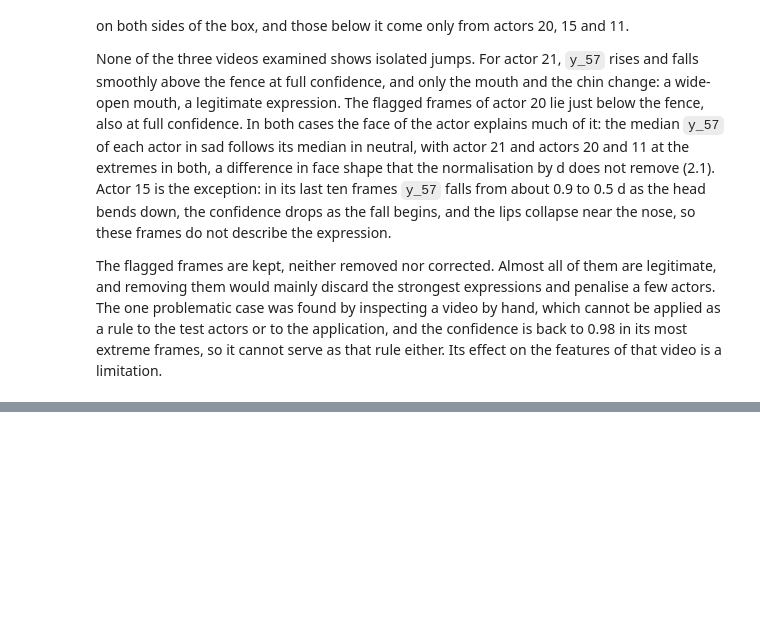
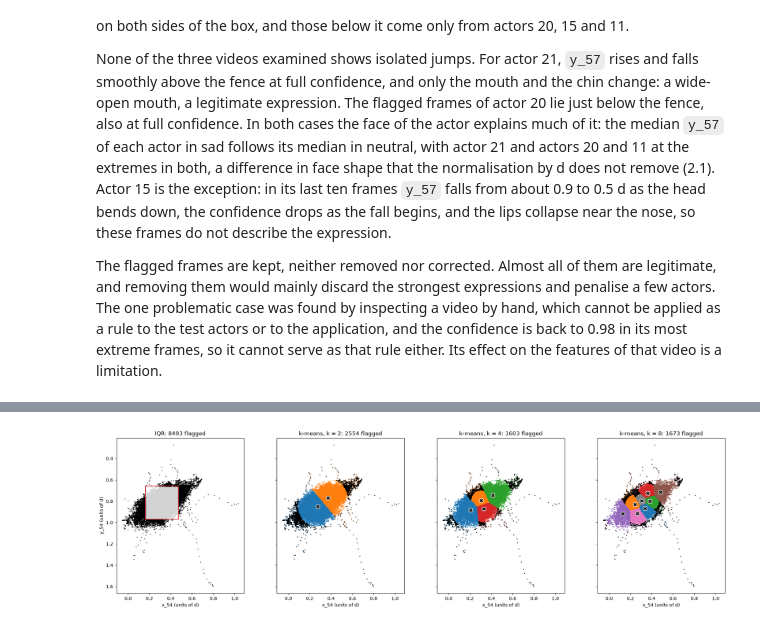
Before and after one commit to migasantunes/Emotion_Recognition, a Jupyter notebook: notebooks/02_quality.ipynb, the cells around one changed output, grey strips where cells are left out. Saved outputs shown, nothing was run; the diff lists cells and outputs as text; code cells hidden in the pictures; blank space fills up the shorter version.

```diff
--- a/notebooks/02_quality.ipynb
+++ b/notebooks/02_quality.ipynb
@@ -477,0 +481,18 @@ The flagged frames are kept, neither removed nor corrected. Almost all of them a
+# %%
+X54 = df_d[["x_54", "y_54"]]  # all development frames, the 8 emotions together
+
+# 2.2's IQR on the same frames, pooled (not per emotion): flagged if outside in x_54 or y_54
+iqr_54 = outl.iqr_flags(X54).any(axis=1)
+
+flags = {"IQR (x_54 or y_54)": iqr_54}
+labels = {}  # cluster of each frame, for the plots
+for k in (2, 4, 8):
+    flags[f"k = {k}"], labels[k] = outl.kmeans_flags(X54, k, cfg.SEED)
+
+# each column: one value per method, going through the dict (name = method, f = its True/False flags)
+comparison = pd.DataFrame({
+    "flagged": {name: f.sum() for name, f in flags.items()},
+    "%": {name: 100 * f.mean() for name, f in flags.items()},
+    "also IQR": {name: (f & iqr_54).sum() for name, f in flags.items()},  # flagged by both
+})
+comparison.round(2)
@@ -477,0 +508,32 @@ The flagged frames are kept, neither removed nor corrected. Almost all of them a
+# %%
+q1, q3 = np.percentile(X54, [25, 75], axis=0)  # one Q1 and one Q3 per column: x_54, y_54
+iqr = q3 - q1
+low, high = q1 - 1.5 * iqr, q3 + 1.5 * iqr  # fences of x_54 and of y_54
+
+x, y = X54["x_54"], X54["y_54"]
+fig, axes = plt.subplots(1, 4, figsize=(20, 5.5), sharex=True, sharey=True)
+
+ax = axes[0]  # IQR: the fences of x and y form a rectangle
+ax.scatter(x, y, s=0.5, color="lightgray", rasterized=True)
+ax.scatter(x[iqr_54], y[iqr_54], s=0.5, color="black", rasterized=True)
+ax.add_patch(plt.Rectangle((low[0], low[1]), high[0] - low[0], high[1] - low[1],
+                           fill=False, edgecolor="tab:red", lw=1.5))
+ax.set_title(f"IQR: {iqr_54.sum()} flagged")
+
+for ax, k in zip(axes[1:], (2, 4, 8)):  # one panel per k
+    f = flags[f"k = {k}"]
+    ax.scatter(x, y, c=labels[k], cmap="tab10", vmin=0, vmax=9, s=0.5, rasterized=True)  # colour = cluster
+    ax.scatter(x[f], y[f], s=0.5, color="black", rasterized=True)
+    centroids = X54.groupby(labels[k]).mean()  # centroid = mean of the frames of the cluster
+    ax.scatter(centroids["x_54"], centroids["y_54"], marker="X", s=90, color="black", edgecolor="white")
+    ax.set_title(f"k-means, k = {k}: {f.sum()} flagged")
+
+for ax in axes:
+    ax.set_xlabel("x_54 (units of d)")
+    ax.set_aspect("equal")  # same scale in x and y, so distances look like distances
+axes[0].set_ylabel("y_54 (units of d)")
+axes[0].invert_yaxis()  # image coordinates: y grows downwards (shared, so all panels)
+plt.tight_layout()
+plt.show()
+# %% [output]
+[figure, added]
```
Also changed, not shown: parts of 15 cells of this notebook, 2 other files.
